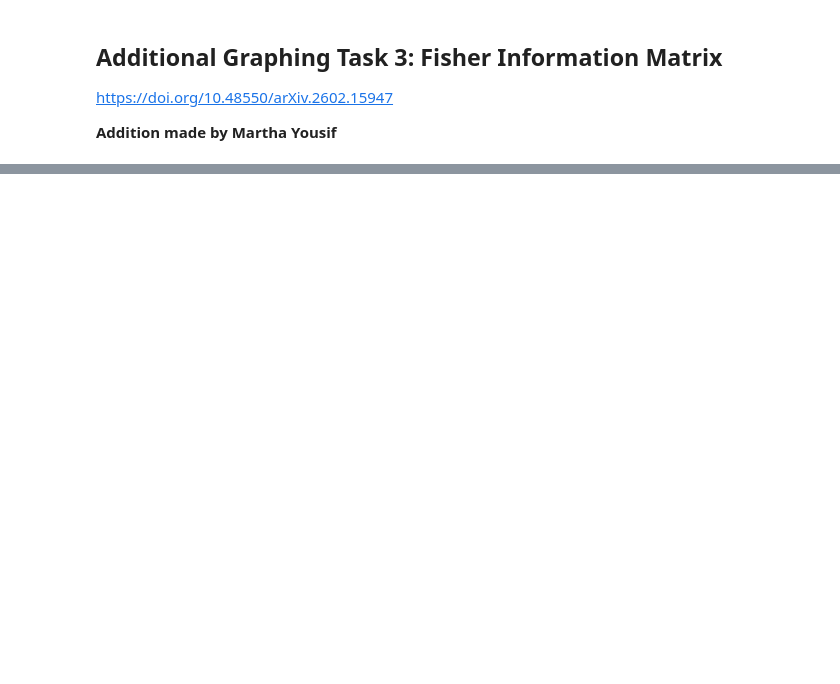
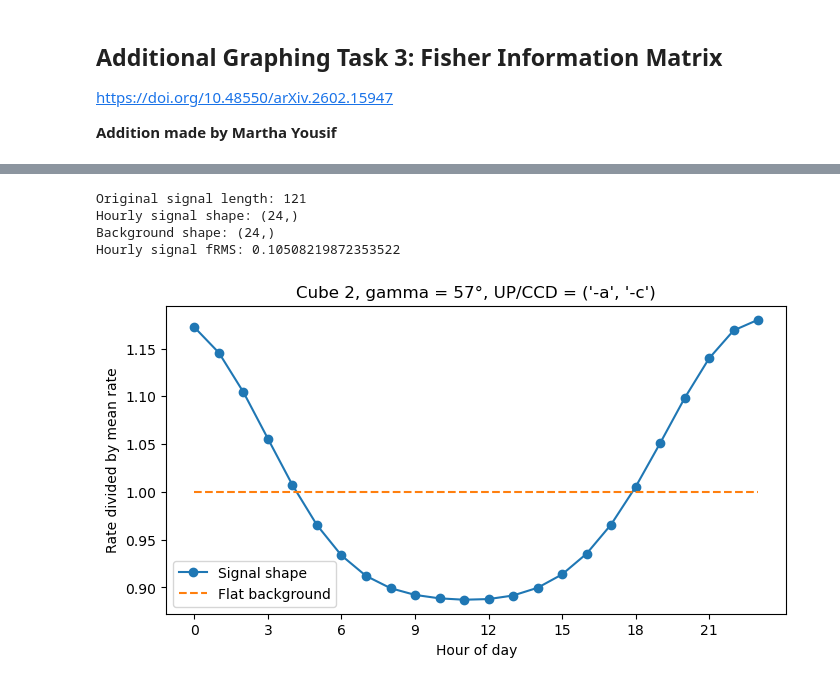
Before and after one commit to marthay1777/TSTILBENE-DM-Martha, a Jupyter notebook: cubeRotate.ipynb, the cells around one changed output, grey strips where cells are left out. Saved outputs shown, nothing was run; the diff lists cells and outputs as text; code cells hidden in the pictures; blank space fills up the shorter version.

Commit message:
Added graphing tests and comments

```diff
--- a/cubeRotate.ipynb
+++ b/cubeRotate.ipynb
@@ -3426,0 +3461,56 @@ The history saving thread hit an unexpected error (OperationalError('unable to o
+# %%
+# Cell 3: Convert the 121-point daily signal into 24 hourly bins
+
+# Remove the repeated endpoint at 24 hours
+signal_no_endpoint = signal_full[:-1]
+
+# Average each group of 5 samples into one hourly bin
+signal = signal_no_endpoint.reshape(N_BINS, 5).mean(axis=1)
+
+print("Original signal length:", len(signal_full))
+print("Hourly signal shape:", signal.shape)
+print("Background shape:", background.shape)
+print("Hourly signal fRMS:", fRMS(signal))
+# %% [output]
+Original signal length: 121
+Hourly signal shape: (24,)
+Background shape: (24,)
+Hourly signal fRMS: 0.10508219872353522
+# %%
+# Cell 4: Plot the normalized signal shape and flat background
+
+hours = np.arange(N_BINS)
+
+# The detector rate curve is normalized around a mean of approximately 1
+signal_normalized = signal / np.mean(signal)
+
+# Normalize the background too, so we can compare their shapes
+background_normalized = background / np.mean(background)
+
+plt.figure(figsize=(8, 4))
+
+plt.plot(
+    hours,
+    signal_normalized,
+    marker="o",
+    label="Signal shape"
+)
+
+plt.plot(
+    hours,
+    background_normalized,
+    linestyle="--",
+    label="Flat background"
+)
+
+plt.xlabel("Hour of day")
+plt.ylabel("Rate divided by mean rate")
+plt.title(
+    f"Cube {CUBE}, gamma = {GAMMA_DEG}°, "
+    f"UP/CCD = {UFs[BEST_P]}"
+)
+plt.xticks(np.arange(0, 24, 3))
+plt.legend()
+plt.show()
+# %% [output]
+[figure, added]
```
Also changed, not shown: parts of 10 cells of this notebook.
